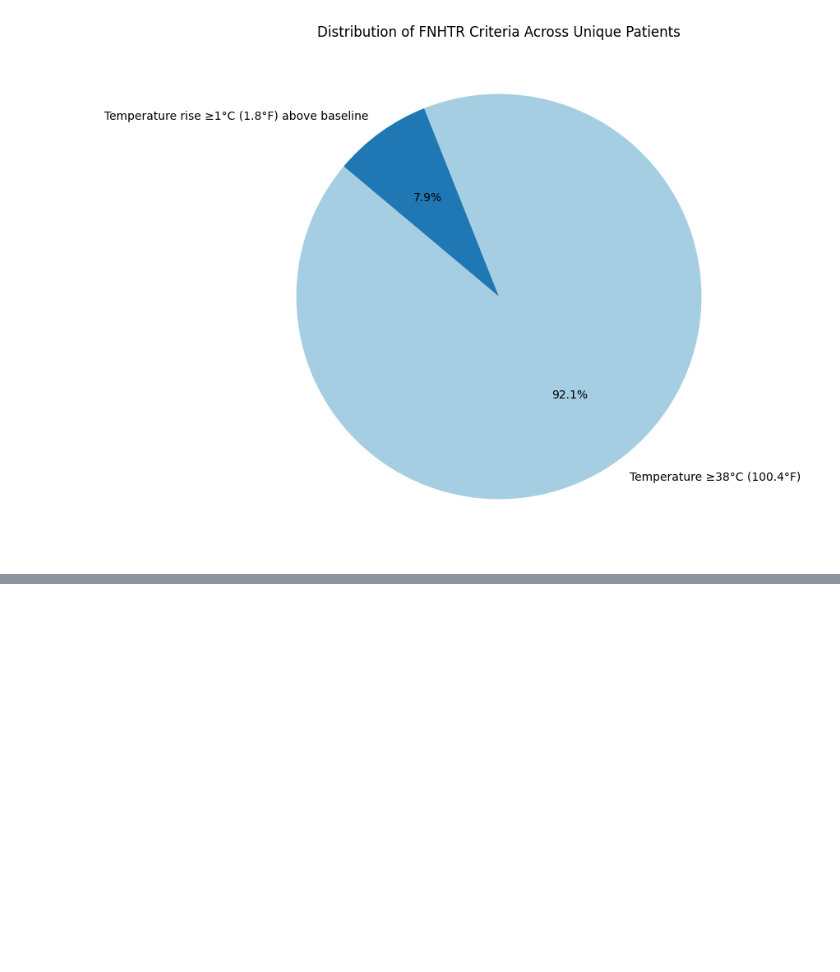
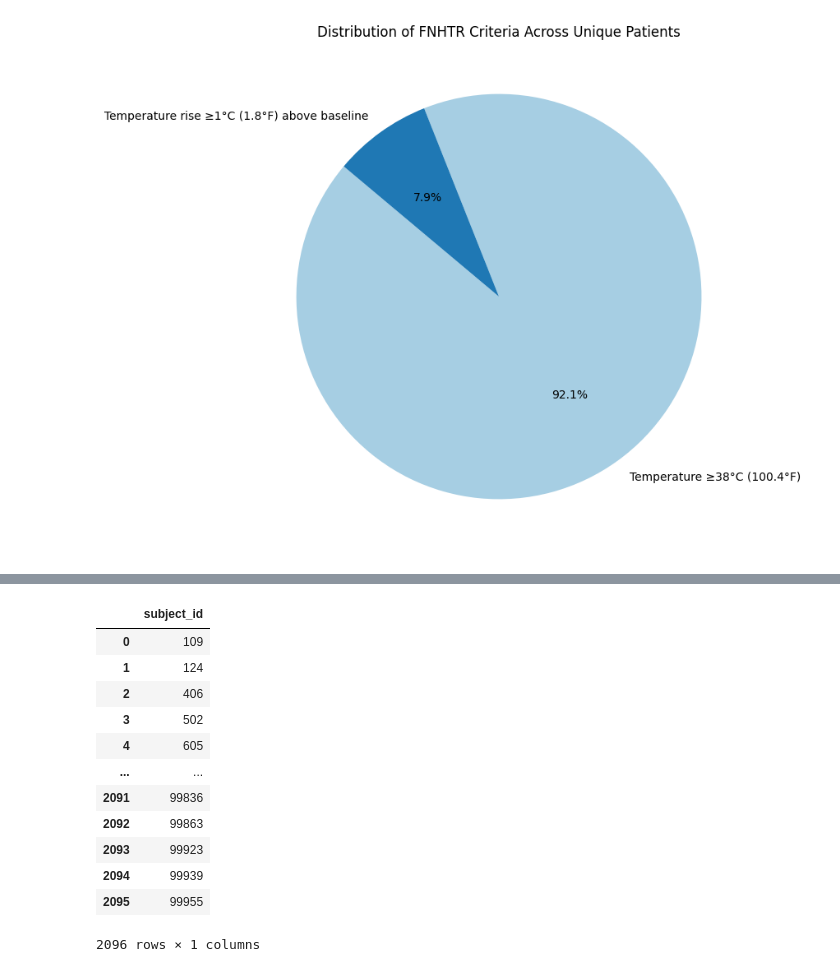
Before and after one commit to kmorhun/tranfusion-reactions, a Jupyter notebook: exploratory_data_analysis/eda_anthony.ipynb, the cells around one changed output, grey strips where cells are left out. Cells and saved outputs as stored; diff of their text form; code cells hidden in the pictures; blank space fills up the shorter version.

```diff
--- a/exploratory_data_analysis/eda_anthony.ipynb
+++ b/exploratory_data_analysis/eda_anthony.ipynb
@@ -72,0 +120,19 @@ plt.show()
+# %%
+# Get unique patients by removing duplicates based on 'subject_id'
+unique_patients = FNHRT_result[['subject_id']].drop_duplicates().reset_index(drop=True)
+
+unique_patients
+# %% [output]
+|  | subject_id |
+| 0 | 109 |
+| 1 | 124 |
+| 2 | 406 |
+| 3 | 502 |
+| 4 | 605 |
+| ... | ... |
+| 2091 | 99836 |
+| 2092 | 99863 |
+| 2093 | 99923 |
+| 2094 | 99939 |
+| 2095 | 99955 |
+2096 rows × 1 columns
```
Also changed, not shown: parts of 4 cells of this notebook, 5 other files.
